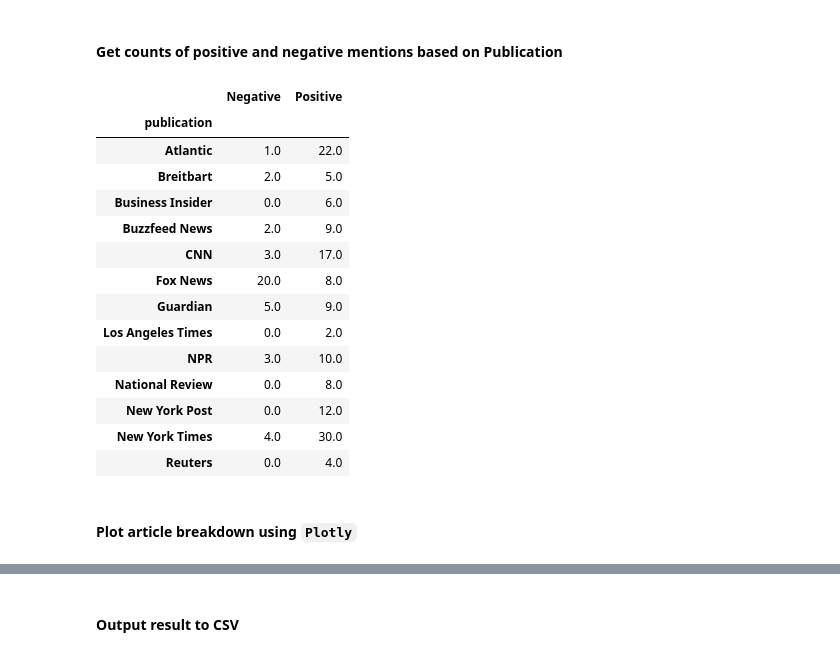
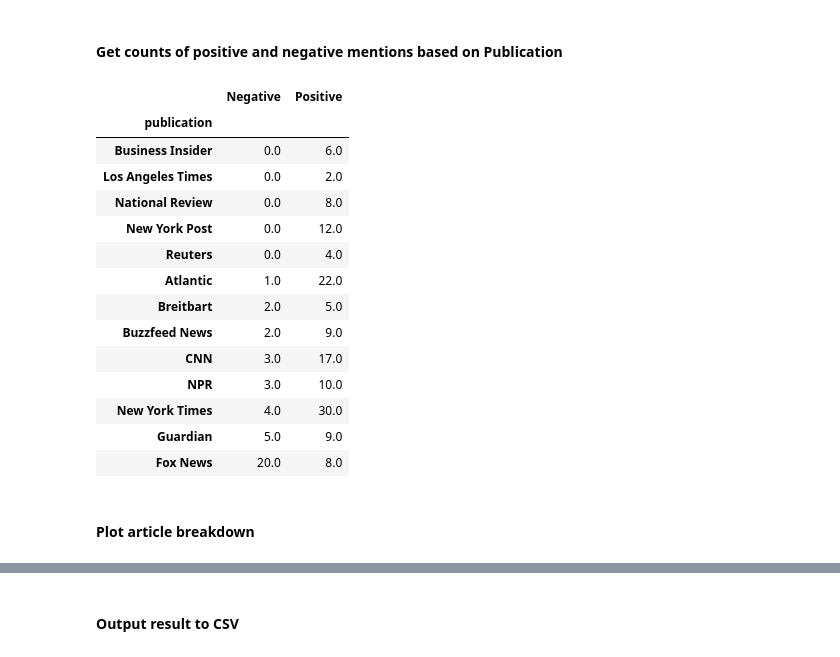
Before and after one commit to andrewjwesson/news-sentiment-tracker, a Jupyter notebook: notebooks/analysis_workflow.ipynb, the cells around one changed output, grey strips where cells are left out. Drawn from its saved outputs; the diff is of its cells as text; code cells hidden in the pictures.

Commit message:
Update plots and include cosine similarity in analysis workflow

````diff
--- a/notebooks/analysis_workflow.ipynb
+++ b/notebooks/analysis_workflow.ipynb
@@ -254,24 +239,25 @@ scores.iplot(subplots=True, shape=(2, 1), shared_xaxes=True,
 # %%
 grouped = news_relevant.groupby('publication').apply(lambda x: x['score'] >= 0.0)
 grouped = grouped.groupby('publication').value_counts().to_frame()
 grouped = grouped.unstack().fillna(0.0)
 grouped.columns = ['Negative', 'Positive']
+grouped = grouped.sort_values(by='Negative')
 grouped
 # %% [output]
 |  | Negative | Positive |
 | publication |  |  |
+| Business Insider | 0.0 | 6.0 |
+| Los Angeles Times | 0.0 | 2.0 |
+| National Review | 0.0 | 8.0 |
+| New York Post | 0.0 | 12.0 |
+| Reuters | 0.0 | 4.0 |
 | Atlantic | 1.0 | 22.0 |
 | Breitbart | 2.0 | 5.0 |
-| Business Insider | 0.0 | 6.0 |
 | Buzzfeed News | 2.0 | 9.0 |
 | CNN | 3.0 | 17.0 |
+| NPR | 3.0 | 10.0 |
+| New York Times | 4.0 | 30.0 |
+| Guardian | 5.0 | 9.0 |
 | Fox News | 20.0 | 8.0 |
-| Guardian | 5.0 | 9.0 |
-| Los Angeles Times | 0.0 | 2.0 |
-| NPR | 3.0 | 10.0 |
-| National Review | 0.0 | 8.0 |
-| New York Post | 0.0 | 12.0 |
-| New York Times | 4.0 | 30.0 |
-| Reuters | 0.0 | 4.0 |
 # %% [markdown]
-#### Plot article breakdown using ```Plotly```
+#### Plot article breakdown
````
Also changed, not shown: parts of 30 cells of this notebook.
